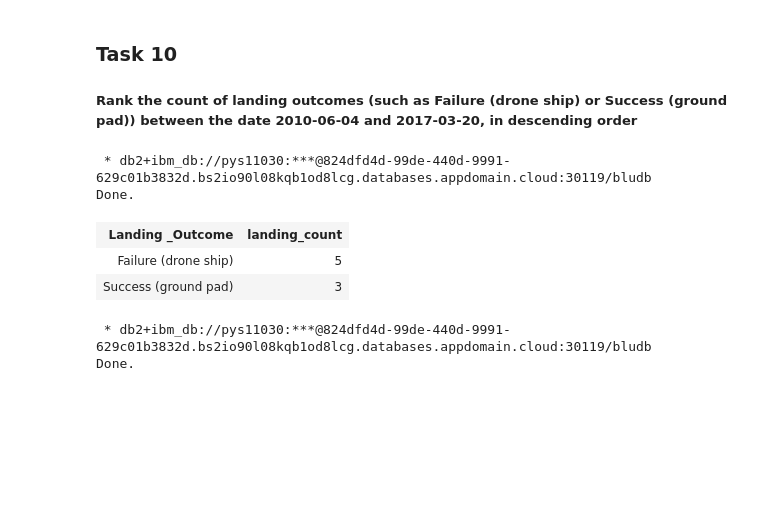
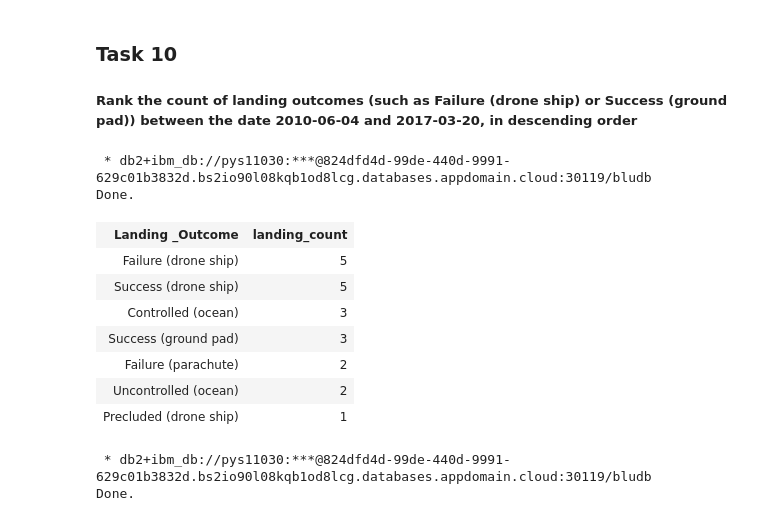
Before and after one commit to Karlos754/IBM-Data-Science, a Jupyter notebook: jupyter-labs-eda-sql-coursera.ipynb, the cells around one changed output. Drawn from its saved outputs; the diff is of its cells as text; code cells hidden in the pictures; blank space fills up the shorter version.

```diff
--- a/jupyter-labs-eda-sql-coursera.ipynb
+++ b/jupyter-labs-eda-sql-coursera.ipynb
@@ -267,19 +286,24 @@ Done.
 # %%
 %%sql
 select
       "Landing _Outcome"
      ,count(*) as landing_count
 from spacex
 where date between '2010-06-04' and '2017-03-20'
-  and "Landing _Outcome" in ('Failure (drone ship)', 'Success (ground pad)')
+  and "Landing _Outcome" <> 'No attempt'
 group by "Landing _Outcome"
 order by 2 desc
 # %% [output]
  * db2+ibm_db://pys11030:***@824dfd4d-99de-440d-9991-629c01b3832d.bs2io90l08kqb1od8lcg.databases.appdomain.cloud:30119/bludb
 Done.
 | Landing _Outcome | landing_count |
 | Failure (drone ship) | 5 |
+| Success (drone ship) | 5 |
+| Controlled (ocean) | 3 |
 | Success (ground pad) | 3 |
+| Failure (parachute) | 2 |
+| Uncontrolled (ocean) | 2 |
+| Precluded (drone ship) | 1 |
 # %%
 %%sql
 select
```
Also changed, not shown: parts of 1 cell of this notebook, 4 other files.
